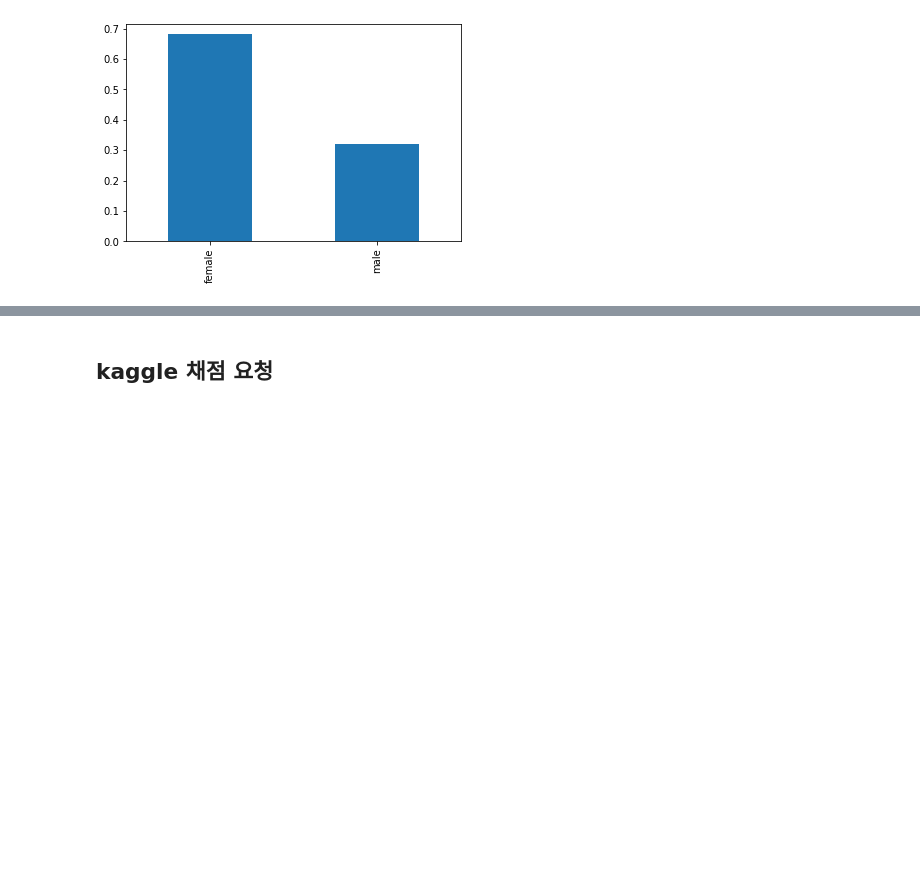
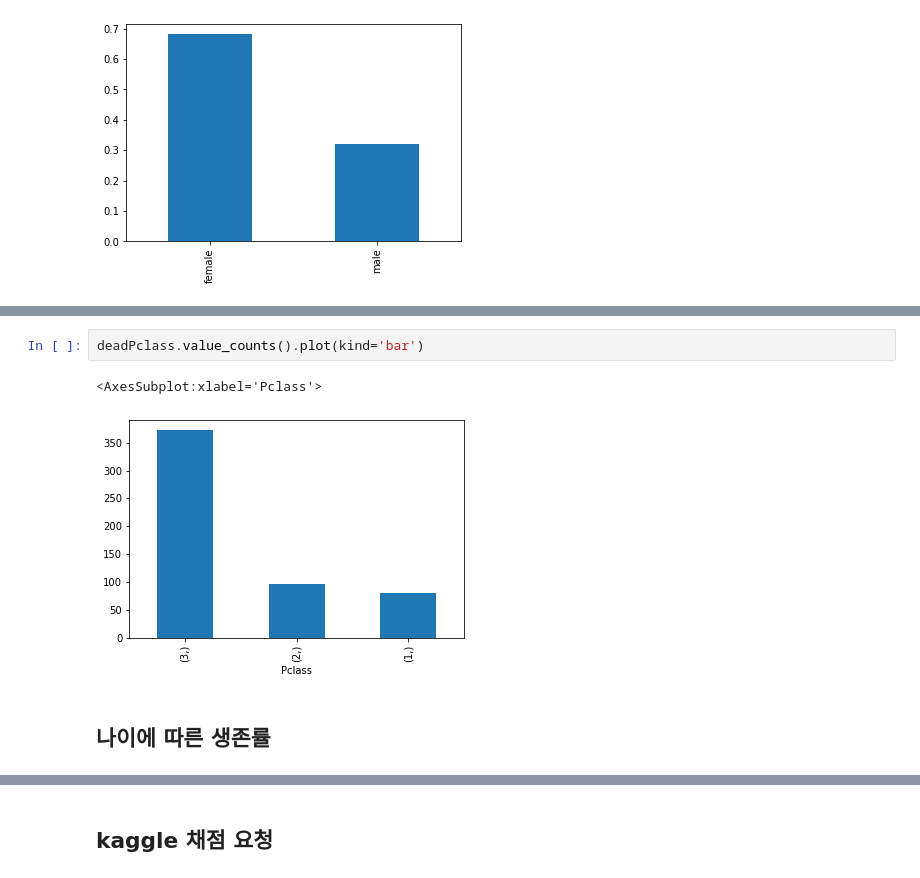
Before and after one commit to KangnamUniv-ML/Titanic-ML, a Jupyter notebook: notebook/Titanic.ipynb, the cells around one changed output, grey strips where cells are left out. Drawn from its saved outputs; the diff is of its cells as text; blank space fills up the shorter version.

```diff
--- a/notebook/Titanic.ipynb
+++ b/notebook/Titanic.ipynb
@@ -297,0 +340,7 @@ df.plot.bar(x='female', y='val', rot=0)
+# %%
+deadPclass.value_counts().plot(kind='bar')
+# %% [output]
+<AxesSubplot:xlabel='Pclass'>
+[figure, added]
+# %% [markdown]
+## 나이에 따른 생존률
```
Also changed, not shown: parts of 40 cells of this notebook.
